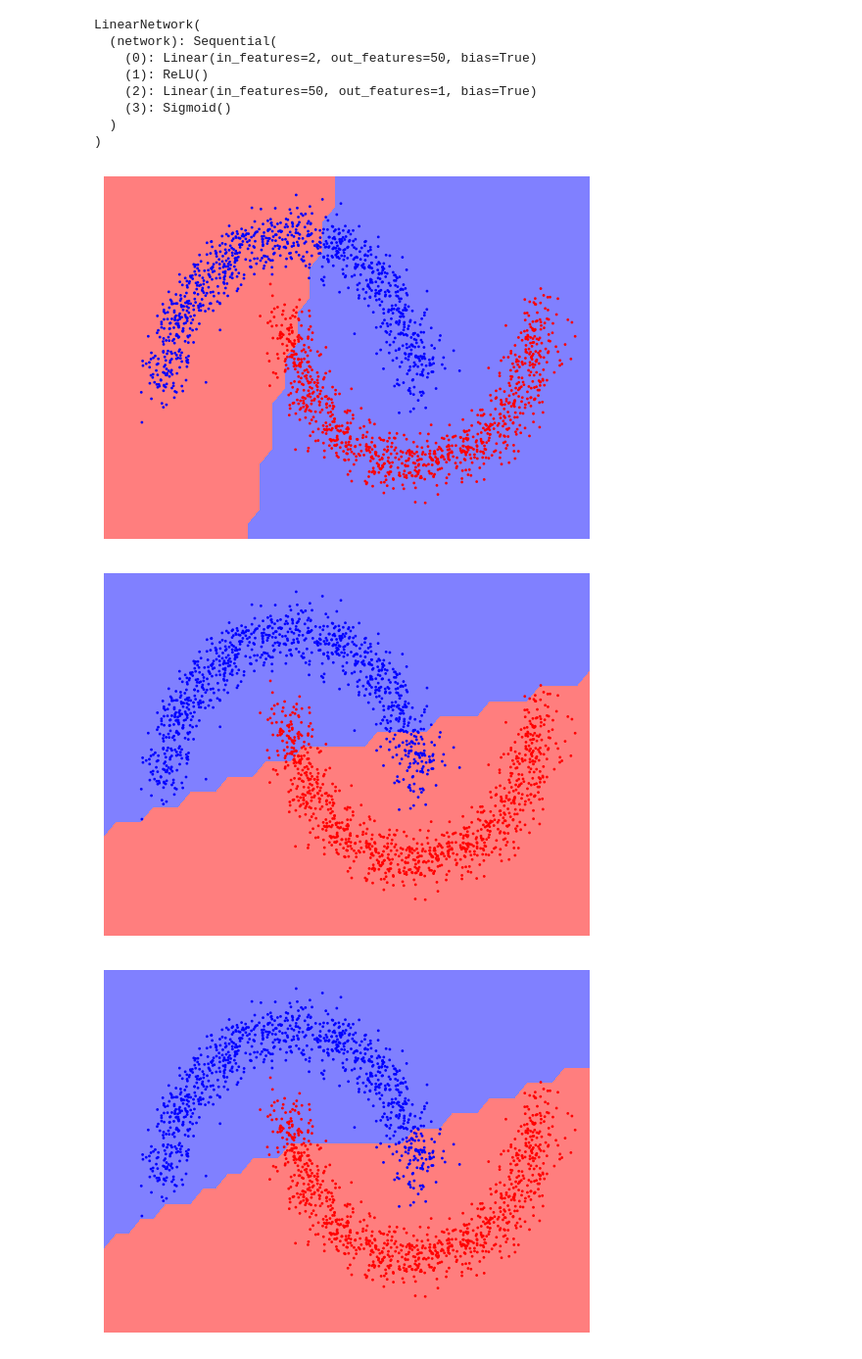
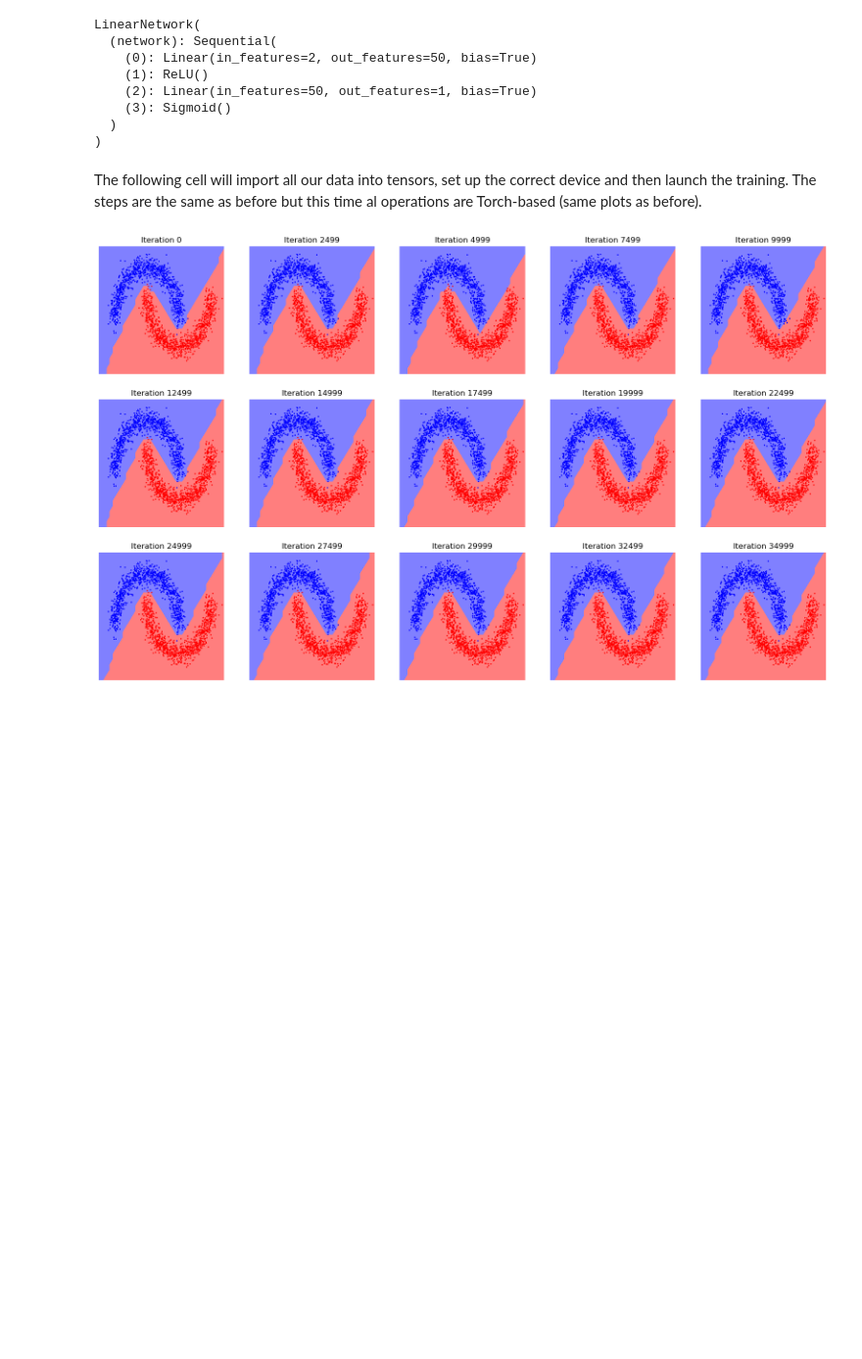
Before and after one commit to RobinSobczyk/Teaching-Initiation_to_Neural_Networks, a Jupyter notebook: Course_1.ipynb, the cells around one changed output. Shown at 98% size. Cells and saved outputs as stored; diff of their text form; code cells hidden in the pictures; blank space fills up the shorter version.

```diff
--- a/Course_1.ipynb
+++ b/Course_1.ipynb
@@ -113,10 +113,11 @@ from sklearn.datasets import make_moons
 
 
 # Function to visualize the dataset
-def plot_clusters(points, cluster):
-    plt.axis("off")
-    plt.scatter(points[:, 0], points[:, 1], s=1, c=cluster, cmap="bwr")
+def plot_clusters(ax, points, cluster):
+    ax.scatter(points[:, 0], points[:, 1], s=1, c=cluster, cmap="bwr")
 # %%
 X, Y = make_moons(n_samples=2000, noise=0.1)
-plot_clusters(X, Y)
+fig, ax = plt.subplots(1, 1)
+plt.axis("off")
+plot_clusters(ax, X, Y)
 # %% [output]
@@ -342,8 +343,8 @@ grid_x, grid_y = np.meshgrid(np.arange(-1.5, 2.5, 0.1), np.arange(-1, 1.5, 0.1))
 input_points = np.array(list(zip(grid_x.flatten(), grid_y.flatten())))
 
 
-def plot_network_results(X, Y, network, input_points):
+def plot_network_results(ax, X, Y, network, input_points):
     Z = network.forward(input_points)
     Z = Z.reshape(grid_x.shape)
-    plt.contourf(grid_x, grid_y, Z > 0.5, cmap="bwr")
-    plot_clusters(X, Y)
+    ax.contourf(grid_x, grid_y, Z > 0.5, cmap="bwr")
+    plot_clusters(ax, X, Y)
@@ -425,10 +449,23 @@ LinearNetwork(
     (3): Sigmoid()
   )
 )
+# %% [markdown]
+The following cell will import all our data into tensors, set up the correct device and then launch the training. The steps are the same as before but this time al operations are Torch-based (same plots as before).
 # %%
+# Feel free to change these
+learning_rate_torch = 1e-2
+nb_iter = 35000
+nb_steps_to_show = 15
+
+# For visualisation
+steps_to_show = np.linspace(0, nb_iter - 1, nb_steps_to_show).astype(int)
+nb_fig_lines = int(np.ceil(nb_steps_to_show / 5))
+fig, axs = plt.subplots(nb_fig_lines, 5, figsize=(20, 4 * nb_fig_lines))
+plot_count = 0
+
 # Optimizer that will update our model paramters, takes as input the learning rate
 # SGD for Stochastic Gradient Descent
-optimizer = optim.SGD(torch_network.parameters(), lr=1e-2)
+optimizer = optim.SGD(torch_network.parameters(), lr=learning_rate_torch)
 
 # We convert our inputs to torch and put everything on the selected device
 X_torch = torch.from_numpy(X).float().to(device)
@@ -440,39 +477,40 @@ torch_losses = []
 
 # Binary Cross Entropy loss in torch
 criterion = nn.BCELoss()
 
-for it in tqdm(range(10000)):
+for it in tqdm(range(nb_iter)):
     # Pick a random point with its label
     p = np.random.randint(len(X))
     point = X_torch[p : p + 1]
     label = Y_torch[p : p + 1].unsqueeze(1)
 
     # Forward pass
     output = torch_network(point)
 
     # Compute the loss according to the output and the label
     # We store it to be able to plot them at the end
     # The detach function extracts the value from the gradient flow
     loss = criterion(output, label)
     torch_losses.append(loss.detach().numpy())
 
     # Reset the gradients
     optimizer.zero_grad()
 
     # Backward pass
     loss.backward()
 
     # Update the parameters
     optimizer.step()
 
     # Plot the results for some iterations
-    if it % 2500 == 0:
-        plot_network_results(X, Y, torch_network, input_points_torch)
-        plt.show()
-plot_network_results(X, Y, torch_network, input_points_torch)
+    if it in steps_to_show:
+        current_ax = axs[plot_count // 5, plot_count % 5]
+        plot_network_results(current_ax, X, Y, torch_network, input_points_torch)
+        current_ax.axis("off")
+        current_ax.set_title(f"Iteration {it}")
+        plot_count += 1
+for idx in range(plot_count, 5 * nb_fig_lines):
+    axs[idx // 5, idx % 5].axis("off")
 plt.show()
-_ = plt.plot(torch_losses)
 # %% [output]
-[figure, old version]
+[figure, new version]
-[figure, removed]
-[figure, removed]
```
Also changed, not shown: parts of 16 cells of this notebook.
